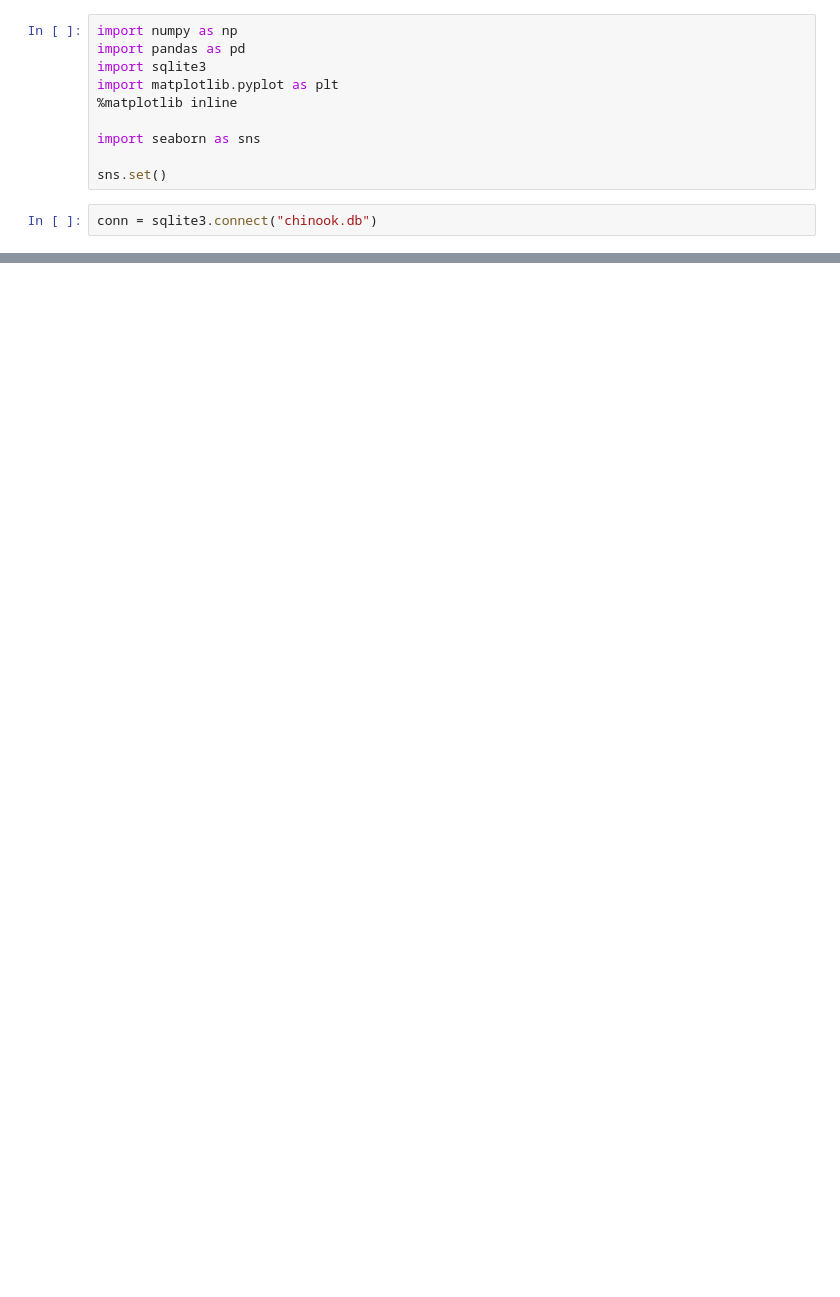
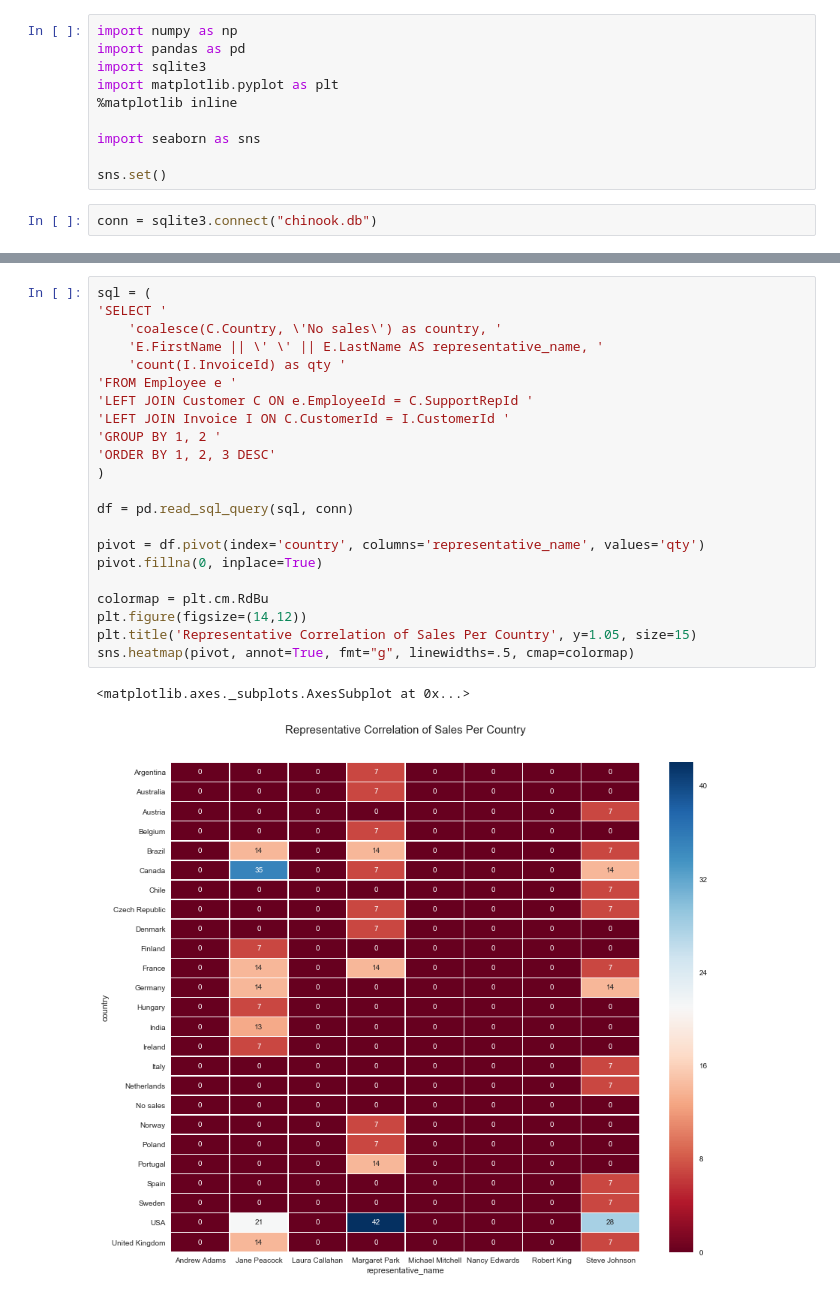
Before and after one commit to wfercosta/udacity-fdci-ii, a Jupyter notebook: FDSII - SQL Projeto - Loja Musica.ipynb, the cells around one changed output, grey strips where cells are left out. Saved outputs shown, nothing was run; the diff lists cells and outputs as text; blank space fills up the shorter version.

Commit message:
Adiciona uma nova visualização

```diff
--- a/FDSII - SQL Projeto - Loja Musica.ipynb
+++ b/FDSII - SQL Projeto - Loja Musica.ipynb
@@ -40,0 +37,25 @@ sns.heatmap(pivot, annot=True, fmt="g", linewidths=.5, cmap=colormap)
+# %%
+sql = (
+'SELECT '
+    'coalesce(C.Country, \'No sales\') as country, '
+    'E.FirstName || \' \' || E.LastName AS representative_name, '
+    'count(I.InvoiceId) as qty '
+'FROM Employee e '
+'LEFT JOIN Customer C ON e.EmployeeId = C.SupportRepId '
+'LEFT JOIN Invoice I ON C.CustomerId = I.CustomerId '
+'GROUP BY 1, 2 '
+'ORDER BY 1, 2, 3 DESC'
+)
+
+df = pd.read_sql_query(sql, conn)
+
+pivot = df.pivot(index='country', columns='representative_name', values='qty')
+pivot.fillna(0, inplace=True)
+
+colormap = plt.cm.RdBu
+plt.figure(figsize=(14,12))
+plt.title('Representative Correlation of Sales Per Country', y=1.05, size=15)
+sns.heatmap(pivot, annot=True, fmt="g", linewidths=.5, cmap=colormap)
+# %% [output]
+<matplotlib.axes._subplots.AxesSubplot at 0x...>
+[figure, added]
```
Also changed, not shown: parts of 2 cells of this notebook, 1 other file.
